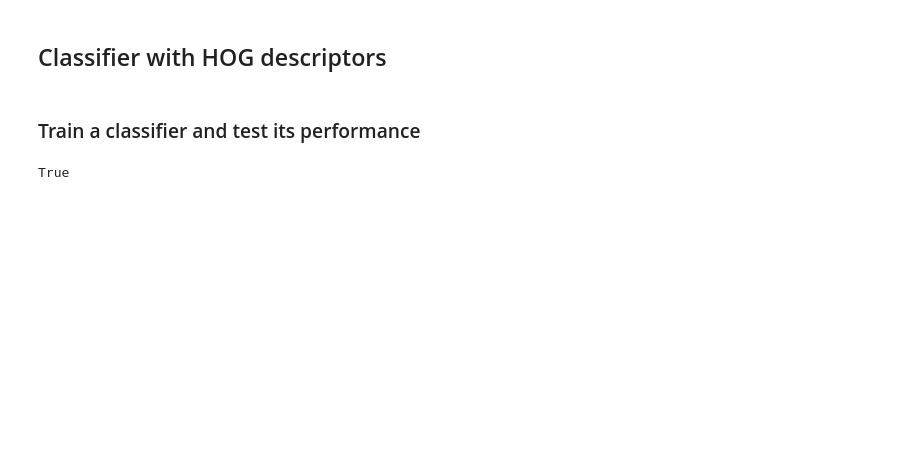
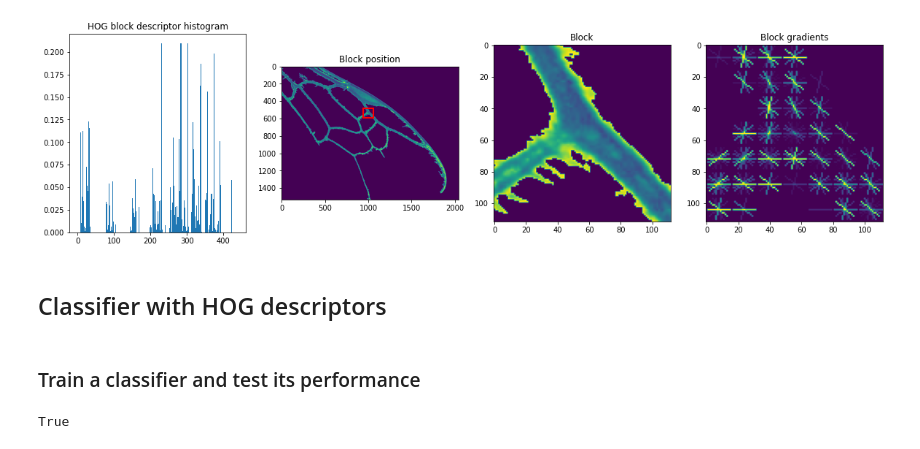
Before and after one commit to MedericCar/tifo, a Jupyter notebook: unbeetable.ipynb, the cells around one changed output. Saved outputs shown, nothing was run; the diff lists cells and outputs as text; code cells hidden in the pictures; blank space fills up the shorter version.

```diff
--- a/unbeetable.ipynb
+++ b/unbeetable.ipynb
@@ -7,3 +34,7 @@ The autoreload extension is already loaded. To reload it, use:
+# %%
+hog.plot_hog_data(img, hog_img, fd, blocks_bounds, np.where(gt == 1)[0][10])
+# %% [output]
+[figure, added]
 # %% [markdown]
 ## Classifier with HOG descriptors
 # %%
```
Also changed, not shown: parts of 6 cells of this notebook, 5 other files.
